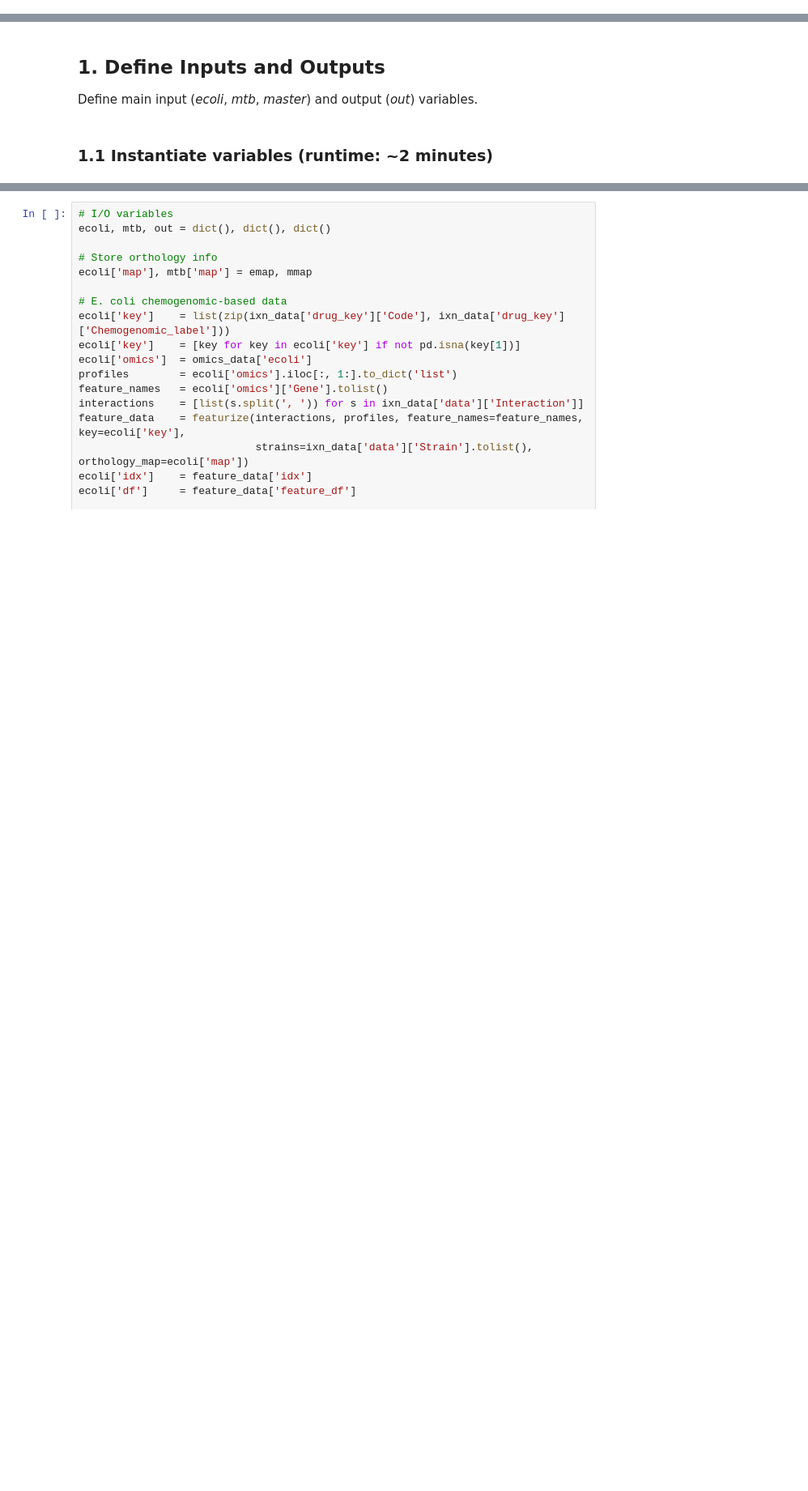
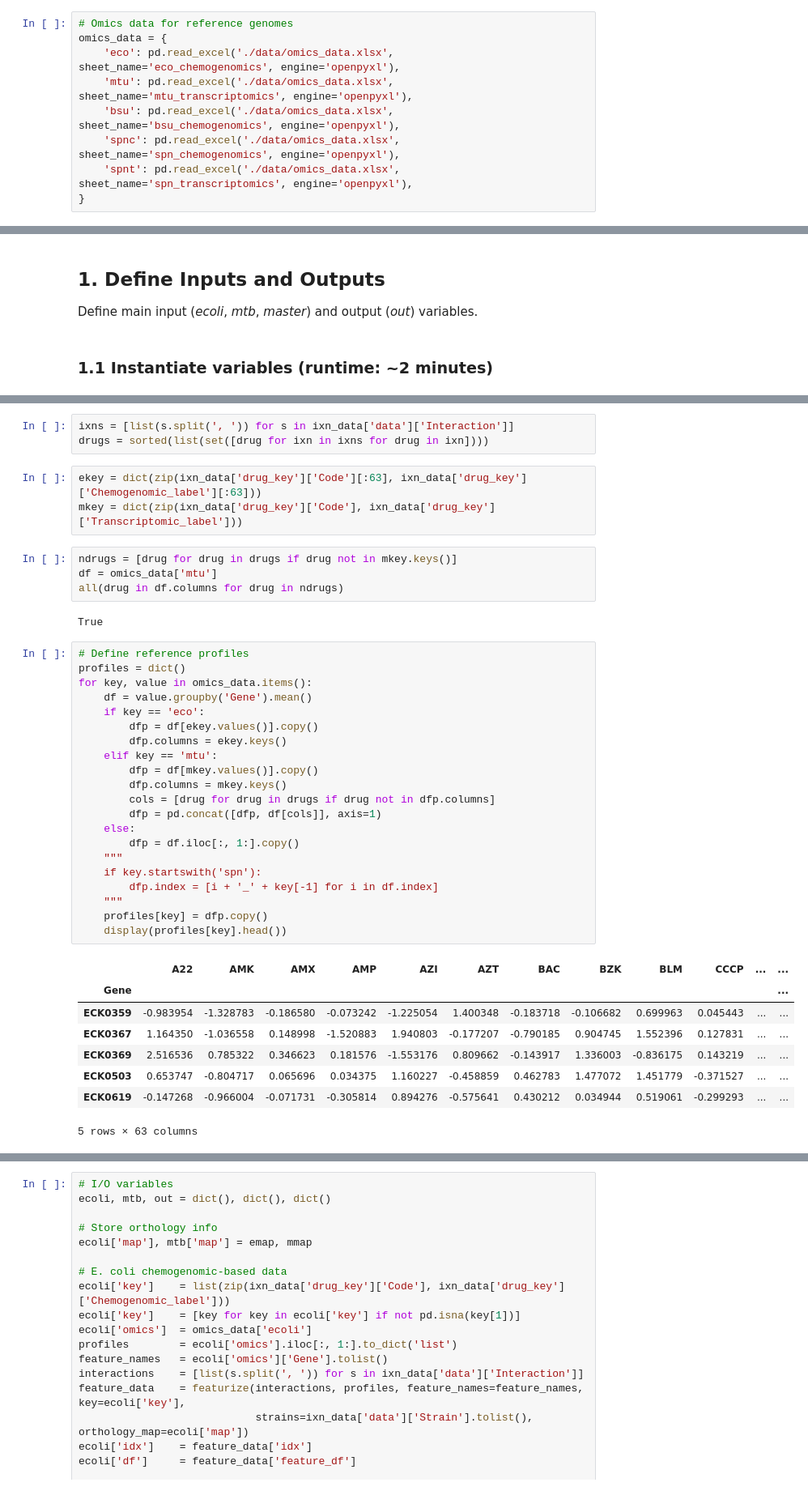
Before and after one commit to sriram-lab/TACTIC, a Jupyter notebook: TACTIC_analysis.ipynb, the cells around one changed output, grey strips where cells are left out. Shown at 81% size. Saved outputs shown, nothing was run; the diff lists cells and outputs as text; blank space fills up the shorter version.

```diff
--- a/TACTIC_analysis.ipynb
+++ b/TACTIC_analysis.ipynb
@@ -34,2 +276,11 @@ from indigopy.core import featurize, classify
 # %% [markdown]
 ### 0.2 Load datasets
+# %%
+# Omics data for reference genomes
+omics_data = {
+    'eco': pd.read_excel('./data/omics_data.xlsx', sheet_name='eco_chemogenomics', engine='openpyxl'),
+    'mtu': pd.read_excel('./data/omics_data.xlsx', sheet_name='mtu_transcriptomics', engine='openpyxl'),
+    'bsu': pd.read_excel('./data/omics_data.xlsx', sheet_name='bsu_chemogenomics', engine='openpyxl'),
+    'spnc': pd.read_excel('./data/omics_data.xlsx', sheet_name='spn_chemogenomics', engine='openpyxl'),
+    'spnt': pd.read_excel('./data/omics_data.xlsx', sheet_name='spn_transcriptomics', engine='openpyxl'),
+}
@@ -105,0 +385,42 @@ Define main input (*ecoli*, *mtb*, *master*) and output (*out*) variables.
+# %%
+ixns = [list(s.split(', ')) for s in ixn_data['data']['Interaction']]
+drugs = sorted(list(set([drug for ixn in ixns for drug in ixn])))
+# %%
+ekey = dict(zip(ixn_data['drug_key']['Code'][:63], ixn_data['drug_key']['Chemogenomic_label'][:63]))
+mkey = dict(zip(ixn_data['drug_key']['Code'], ixn_data['drug_key']['Transcriptomic_label']))
+# %%
+ndrugs = [drug for drug in drugs if drug not in mkey.keys()]
+df = omics_data['mtu']
+all(drug in df.columns for drug in ndrugs)
+# %% [output]
+True
+# %%
+# Define reference profiles
+profiles = dict()
+for key, value in omics_data.items():
+    df = value.groupby('Gene').mean()
+    if key == 'eco':
+        dfp = df[ekey.values()].copy()
+        dfp.columns = ekey.keys()
+    elif key == 'mtu':
+        dfp = df[mkey.values()].copy()
+        dfp.columns = mkey.keys()
+        cols = [drug for drug in drugs if drug not in dfp.columns]
+        dfp = pd.concat([dfp, df[cols]], axis=1)
+    else:
+        dfp = df.iloc[:, 1:].copy()
+    """
+    if key.startswith('spn'):
+        dfp.index = [i + '_' + key[-1] for i in df.index]
+    """
+    profiles[key] = dfp.copy()
+    display(profiles[key].head())
+# %% [output]
+|  | A22 | AMK | AMX | AMP | AZI | AZT | BAC | BZK | BLM | CCCP | ... | ... |
+| Gene |  |  |  |  |  |  |  |  |  |  |  | ... |
+| ECK0359 | -0.983954 | -1.328783 | -0.186580 | -0.073242 | -1.225054 | 1.400348 | -0.183718 | -0.106682 | 0.699963 | 0.045443 | ... | ... |
+| ECK0367 | 1.164350 | -1.036558 | 0.148998 | -1.520883 | 1.940803 | -0.177207 | -0.790185 | 0.904745 | 1.552396 | 0.127831 | ... | ... |
+| ECK0369 | 2.516536 | 0.785322 | 0.346623 | 0.181576 | -1.553176 | 0.809662 | -0.143917 | 1.336003 | -0.836175 | 0.143219 | ... | ... |
+| ECK0503 | 0.653747 | -0.804717 | 0.065696 | 0.034375 | 1.160227 | -0.458859 | 0.462783 | 1.477072 | 1.451779 | -0.371527 | ... | ... |
+| ECK0619 | -0.147268 | -0.966004 | -0.071731 | -0.305814 | 0.894276 | -0.575641 | 0.430212 | 0.034944 | 0.519061 | -0.299293 | ... | ... |
+5 rows × 63 columns
```
Also changed, not shown: parts of 44 cells of this notebook, 4 other files.
